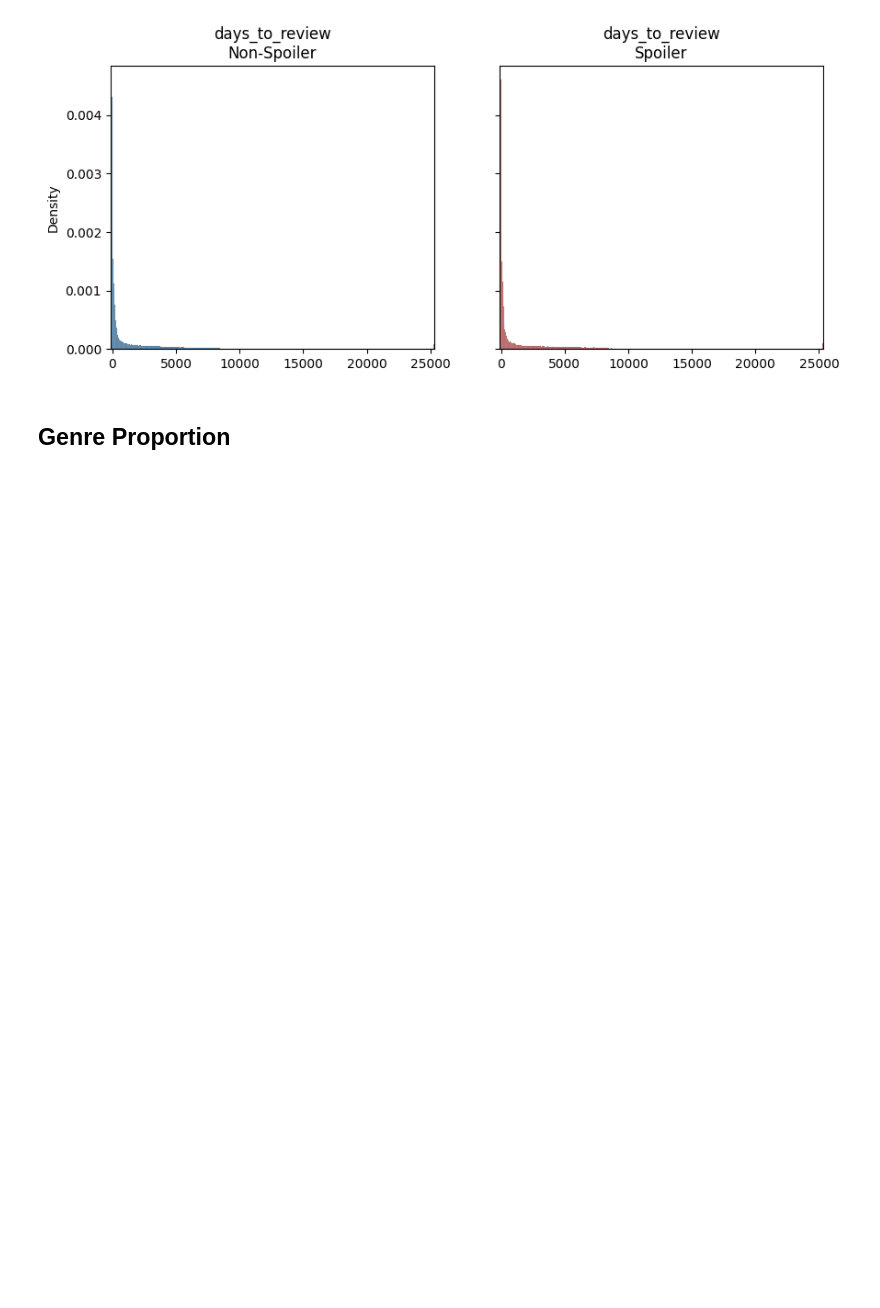
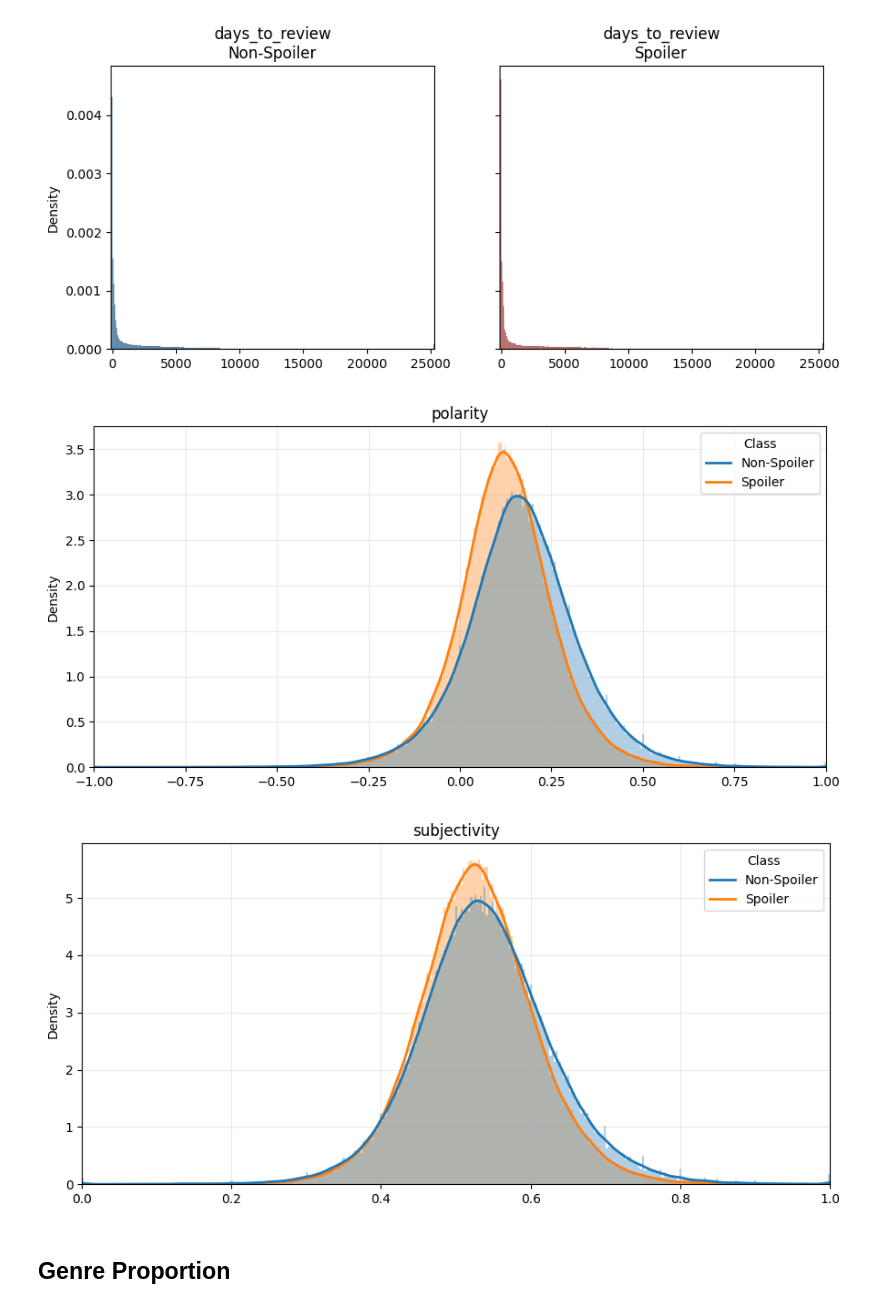
Before and after one commit to sandrinaa/imdb-spoilers, a Jupyter notebook: src/EDA/pre-eda.ipynb, the cells around one changed output. Cells and saved outputs as stored; diff of their text form; code cells hidden in the pictures; blank space fills up the shorter version.

Commit message:
update pre-eda visualization

```diff
--- a/src/EDA/pre-eda.ipynb
+++ b/src/EDA/pre-eda.ipynb
@@ -180,6 +180,60 @@ for f in histo_features:
 [figure]
 [figure]
 [figure]
+# %%
+histo_features = [
+    "polarity", "subjectivity"
+]
+# %%
+for f in histo_features:
+    x0 = imdb.loc[imdb["is_spoiler"] == 0, f].dropna()
+    x1 = imdb.loc[imdb["is_spoiler"] == 1, f].dropna()
+    allx = pd.concat([x0, x1], ignore_index=True)
+
+    if f == "polarity":
+        lo, hi = -1.0, 1.0
+    elif f == "subjectivity":
+        lo, hi = 0.0, 1.0
+    else:
+        lo, hi = np.nanpercentile(allx, [0.5, 99.5])
+        if not np.isfinite(lo) or not np.isfinite(hi) or hi <= lo:
+            lo, hi = allx.min(), allx.max()
+
+    x0 = x0.clip(lo, hi)
+    x1 = x1.clip(lo, hi)
+    both = pd.concat([x0, x1], ignore_index=True)
+    bins = np.histogram_bin_edges(both, bins="auto")
+
+    df_plot = pd.DataFrame({
+        f: np.concatenate([x0.values, x1.values]),
+        "Class": (["Non-Spoiler"] * len(x0)) + (["Spoiler"] * len(x1))
+    })
+
+    fig, ax = plt.subplots(figsize=(9, 4.5))
+
+    sns.histplot(
+        data=df_plot, x=f, hue="Class",
+        bins=bins, stat="density", multiple="layer",
+        common_bins=True, common_norm=False,
+        alpha=0.35, edgecolor=None, ax=ax
+    )
+
+
+    sns.kdeplot(
+        data=df_plot, x=f, hue="Class",
+        common_norm=False, fill=False, lw=2, ax=ax
+    )
+
+    ax.set_xlim(lo, hi)
+    ax.set_title(f"{f}")
+    ax.set_xlabel("")
+    ax.set_ylabel("Density")
+    ax.grid(True, alpha=0.25)
+    plt.tight_layout()
+    plt.show()
+# %% [output]
+[figure, added]
+[figure, added]
 # %% [markdown]
 ## Genre Proportion
 # %%
```
Also changed, not shown: parts of 2 cells of this notebook.
